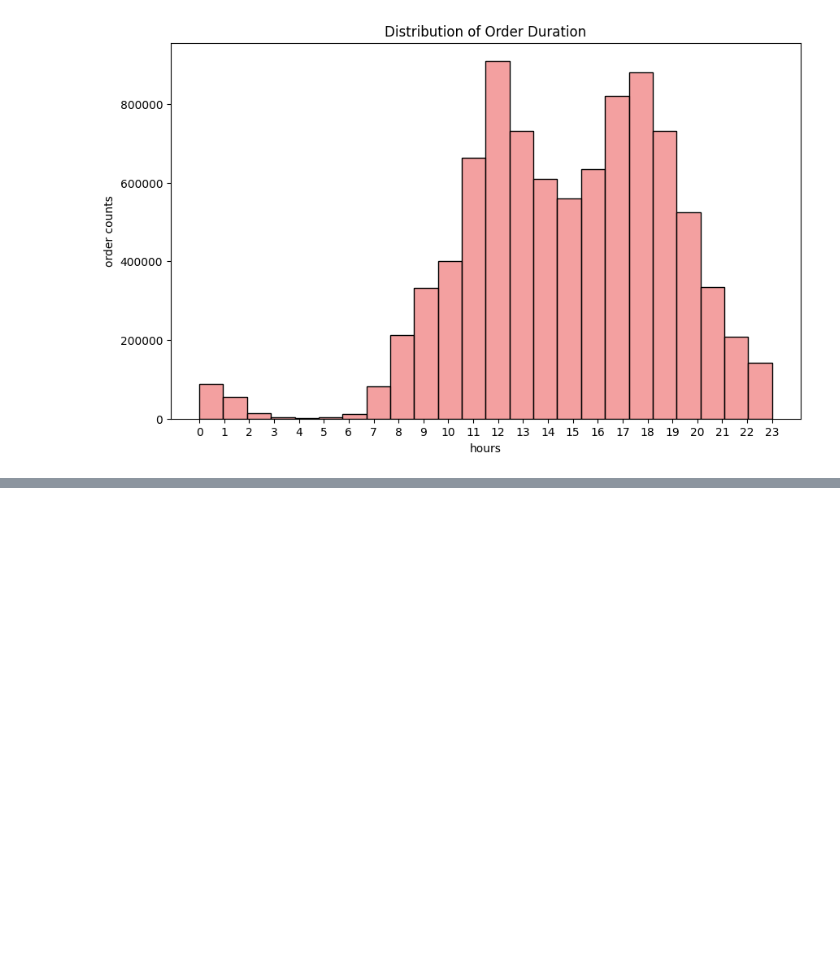
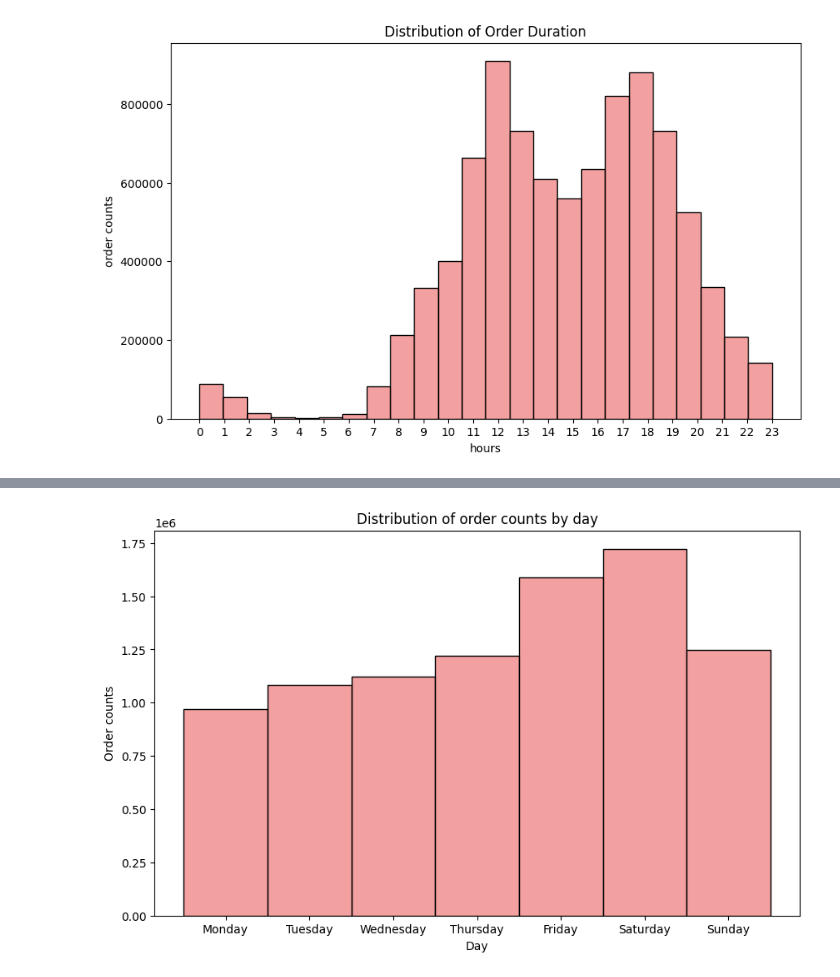
Before and after one commit to Tanisha3v/RecursiveHonks, a Jupyter notebook: TouchBistroChallenge/question_1.ipynb, the cells around one changed output, grey strips where cells are left out. Saved outputs shown, nothing was run; the diff lists cells and outputs as text; code cells hidden in the pictures; blank space fills up the shorter version.

```diff
--- a/TouchBistroChallenge/question_1.ipynb
+++ b/TouchBistroChallenge/question_1.ipynb
@@ -83,0 +94,12 @@ plt.show()
+# %%
+# distribution of weekdays with frequency of orders
+plt.figure(figsize=(10, 6))
+sns.histplot(df['day_of_week'], bins=7, color='lightcoral')
+
+plt.title('Distribution of order counts by day')
+plt.xlabel('Day')
+plt.xticks(range(7))
+plt.ylabel('Order counts')
+plt.show()
+# %% [output]
+[figure, added]
```
Also changed, not shown: parts of 1 cell of this notebook, 1 other file.
